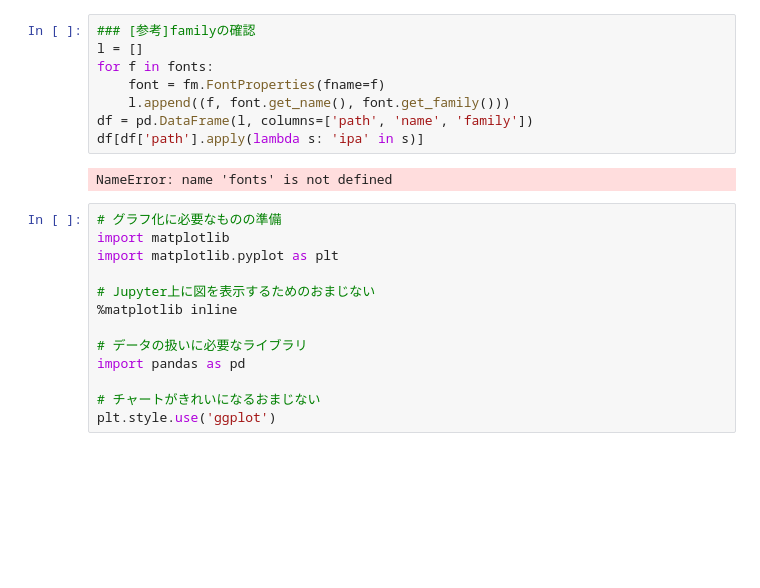
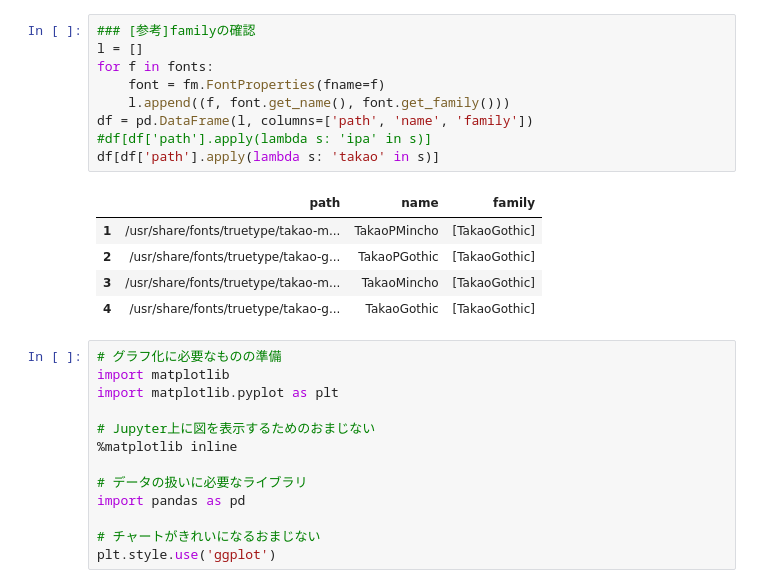
Before and after one commit to ftakao2007/python, a Jupyter notebook: jupyter_notebook/Python/matplotlib_font.ipynb, the cells around one changed output. Cells and saved outputs as stored; diff of their text form; blank space fills up the shorter version.

```diff
--- a/jupyter_notebook/Python/matplotlib_font.ipynb
+++ b/jupyter_notebook/Python/matplotlib_font.ipynb
@@ -47,13 +42,18 @@ fonts
 # %%
 ### [参考]familyの確認
 l = []
 for f in fonts:
     font = fm.FontProperties(fname=f)
     l.append((f, font.get_name(), font.get_family()))
 df = pd.DataFrame(l, columns=['path', 'name', 'family'])
-df[df['path'].apply(lambda s: 'ipa' in s)]
+#df[df['path'].apply(lambda s: 'ipa' in s)]
+df[df['path'].apply(lambda s: 'takao' in s)]
 # %% [output]
-NameError: name 'fonts' is not defined
+|  | path | name | family |
+| 1 | /usr/share/fonts/truetype/takao-m... | TakaoPMincho | [TakaoGothic] |
+| 2 | /usr/share/fonts/truetype/takao-g... | TakaoPGothic | [TakaoGothic] |
+| 3 | /usr/share/fonts/truetype/takao-m... | TakaoMincho | [TakaoGothic] |
+| 4 | /usr/share/fonts/truetype/takao-g... | TakaoGothic | [TakaoGothic] |
 # %%
 # グラフ化に必要なものの準備
 import matplotlib
```
Also changed, not shown: parts of 4 cells of this notebook, 2 other files.
